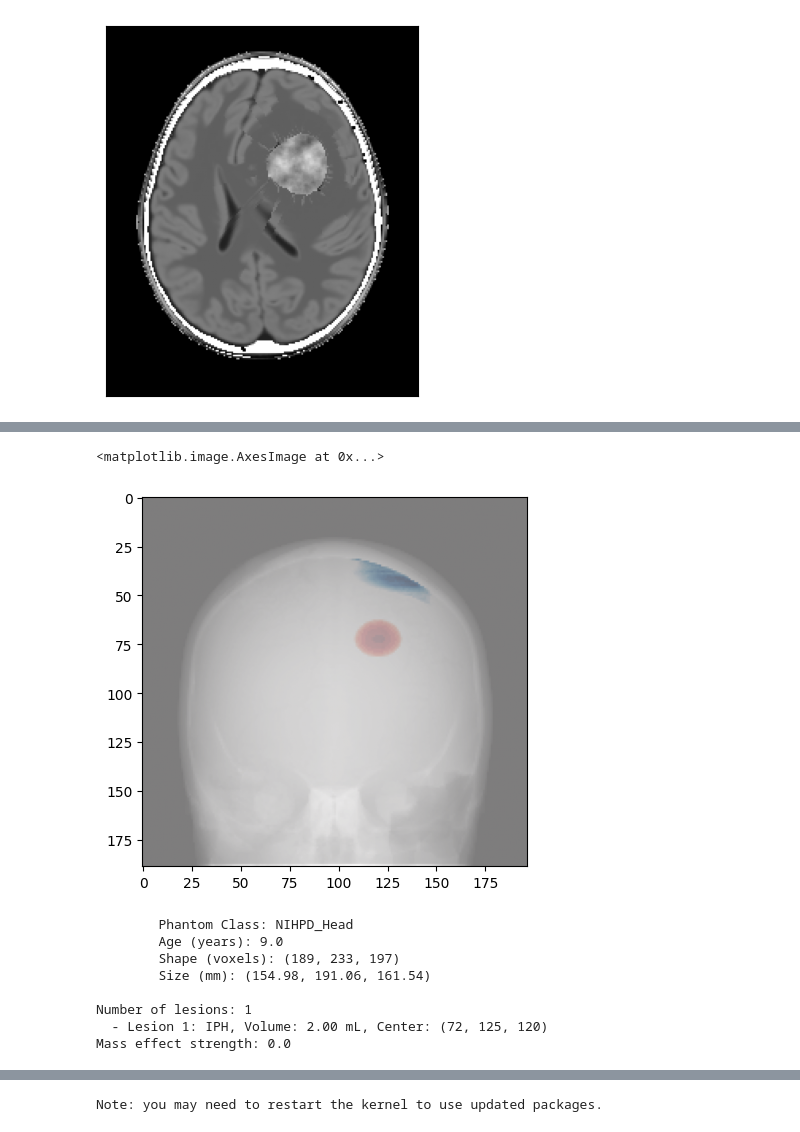
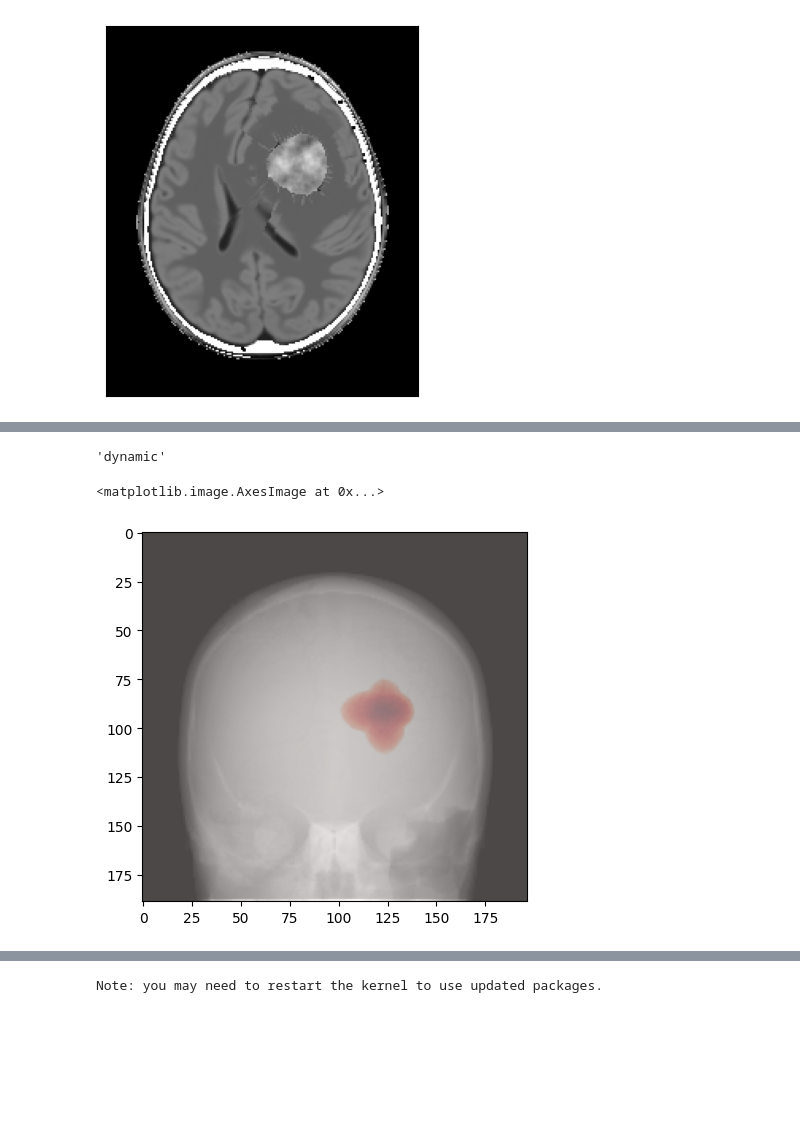
Before and after one commit to DIDSR/InSilicoICH, a Jupyter notebook: notebooks/03_studies.ipynb, the cells around one changed output, grey strips where cells are left out. Cells and saved outputs as stored; diff of their text form; code cells hidden in the pictures; blank space fills up the shorter version.

Commit message:
all tests but CLI passing with new Lesion class

```diff
--- a/notebooks/03_studies.ipynb
+++ b/notebooks/03_studies.ipynb
@@ -215,21 +224,14 @@ Scanner Ready
+# %%
+scanner.zspan
+# %% [output]
+'dynamic'
 # %%
 import matplotlib.pyplot as plt
 plt.imshow(phantom.get_CT_number_phantom().sum(axis=1), cmap='gray')
 plt.imshow(phantom.lesions[0].mask.sum(axis=1), cmap='Reds', alpha=0.3)
-plt.imshow(phantom.lesions[2].mask.sum(axis=1), cmap='Blues', alpha=0.3)
+# plt.imshow(phantom.lesions[1].mask.sum(axis=1), cmap='Blues', alpha=0.3)
 # %% [output]
 <matplotlib.image.AxesImage at 0x...>
-[figure, old version]
+[figure, new version]
-# %%
-phantom
-# %% [output]
-        Phantom Class: NIHPD_Head
-        Age (years): 9.0
-        Shape (voxels): (189, 233, 197)
-        Size (mm): (154.98, 191.06, 161.54)
-
-Number of lesions: 1
-  - Lesion 1: IPH, Volume: 2.00 mL, Center: (72, 125, 120)
-Mass effect strength: 0.0
 # %%
 # Add lesion alpha if present to scout view
```
Also changed, not shown: parts of 26 cells of this notebook, 12 other files.
